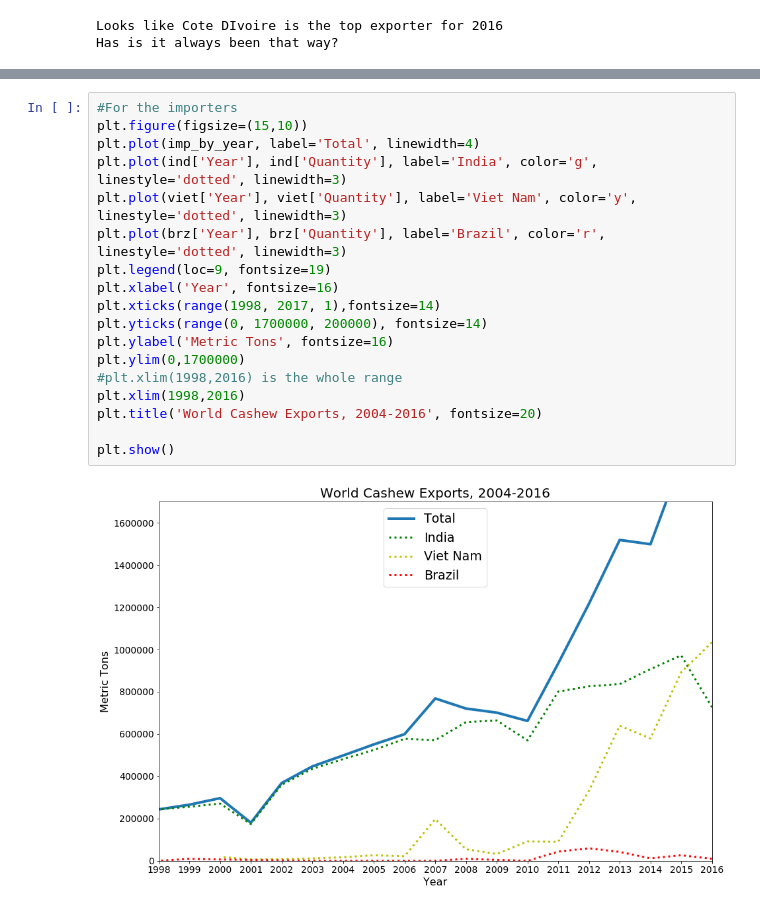
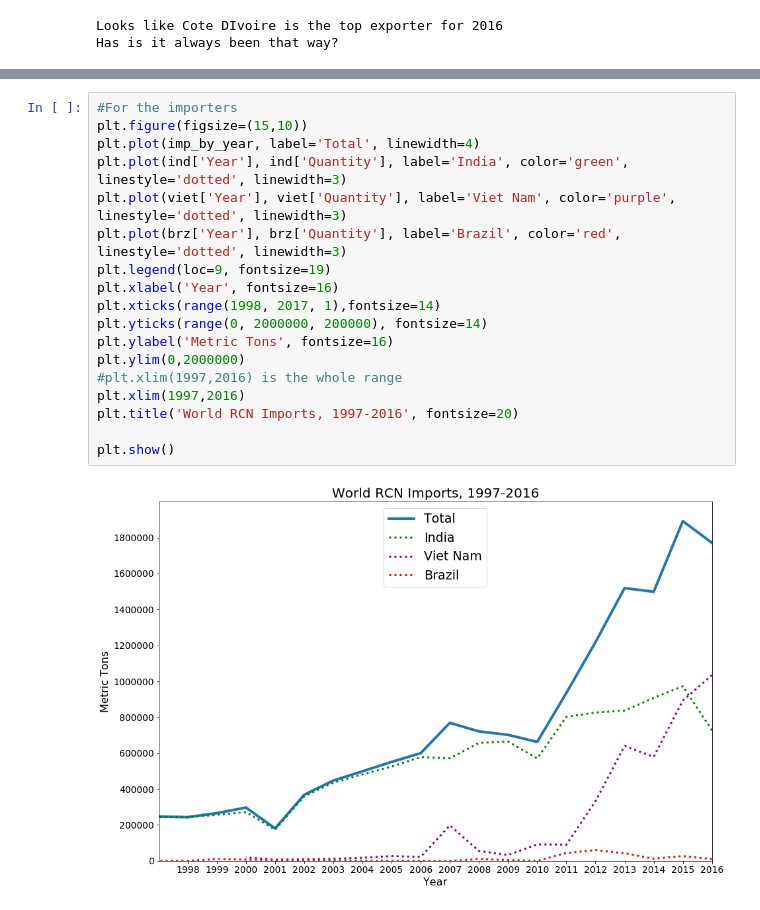
Before and after one commit to ExtraLime/cashew, a Jupyter notebook: roughdraft.ipynb, the cells around one changed output, grey strips where cells are left out. Cells and saved outputs as stored; diff of their text form.

```diff
--- a/roughdraft.ipynb
+++ b/roughdraft.ipynb
@@ -108,20 +108,20 @@ plt.show()
 # %%
 #For the importers
 plt.figure(figsize=(15,10))
 plt.plot(imp_by_year, label='Total', linewidth=4)
-plt.plot(ind['Year'], ind['Quantity'], label='India', color='g', linestyle='dotted', linewidth=3)
-plt.plot(viet['Year'], viet['Quantity'], label='Viet Nam', color='y', linestyle='dotted', linewidth=3)
-plt.plot(brz['Year'], brz['Quantity'], label='Brazil', color='r', linestyle='dotted', linewidth=3)
+plt.plot(ind['Year'], ind['Quantity'], label='India', color='green', linestyle='dotted', linewidth=3)
+plt.plot(viet['Year'], viet['Quantity'], label='Viet Nam', color='purple', linestyle='dotted', linewidth=3)
+plt.plot(brz['Year'], brz['Quantity'], label='Brazil', color='red', linestyle='dotted', linewidth=3)
 plt.legend(loc=9, fontsize=19)
 plt.xlabel('Year', fontsize=16)
 plt.xticks(range(1998, 2017, 1),fontsize=14)
-plt.yticks(range(0, 1700000, 200000), fontsize=14)
+plt.yticks(range(0, 2000000, 200000), fontsize=14)
 plt.ylabel('Metric Tons', fontsize=16)
-plt.ylim(0,1700000)
-#plt.xlim(1998,2016) is the whole range
-plt.xlim(1998,2016)
-plt.title('World Cashew Exports, 2004-2016', fontsize=20)
+plt.ylim(0,2000000)
+#plt.xlim(1997,2016) is the whole range
+plt.xlim(1997,2016)
+plt.title('World RCN Imports, 1997-2016', fontsize=20)
 
 plt.show()
 # %% [output]
-[figure, old version]
+[figure, new version]
```
Also changed, not shown: parts of 8 cells of this notebook.
